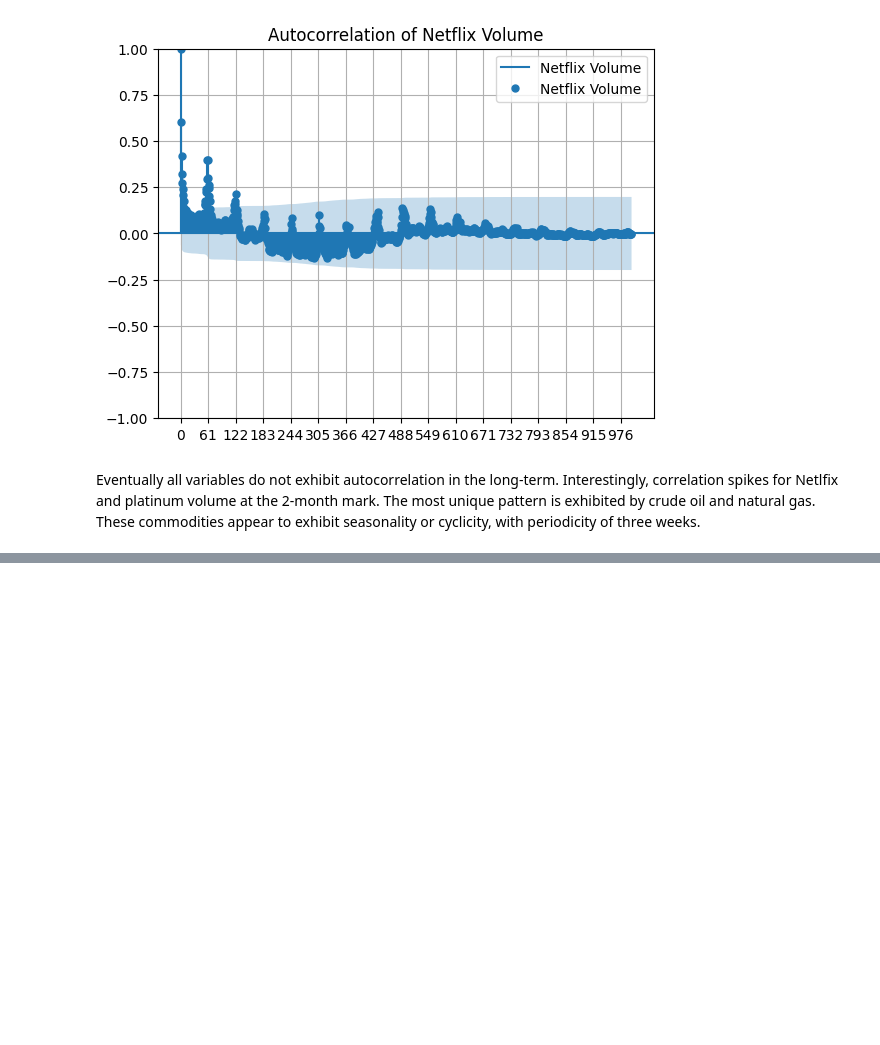
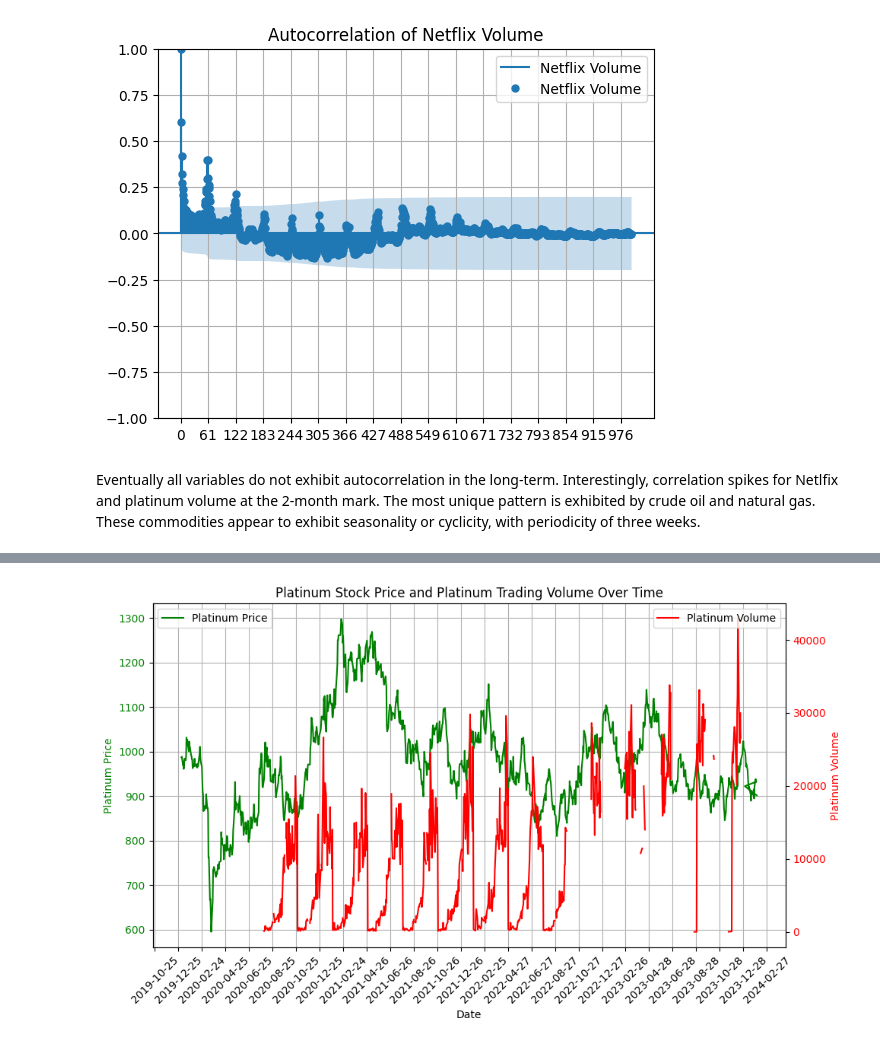
Before and after one commit to alexrpugh/US-Market-Research, a Jupyter notebook: US-Economy-Code.ipynb, the cells around one changed output, grey strips where cells are left out. Drawn from its saved outputs; the diff is of its cells as text; code cells hidden in the pictures; blank space fills up the shorter version.

```diff
--- a/US-Economy-Code.ipynb
+++ b/US-Economy-Code.ipynb
@@ -437,0 +403,29 @@ df
+# %%
+import matplotlib.dates as mdates
+
+plt.figure(figsize=(10, 6))
+
+ax1 = plt.gca()
+ax1.plot(df.index, df['Platinum_Price'], label='Platinum Price', color='green')
+ax1.set_title('Platinum Stock Price and Platinum Trading Volume Over Time')
+ax1.set_xlabel('Date')
+ax1.set_ylabel('Platinum Price', color='green')
+ax1.tick_params(axis='y', labelcolor='green')
+
+ax1.xaxis.set_major_locator(mdates.DayLocator(interval=61))
+ax1.xaxis.set_major_formatter(mdates.DateFormatter('%Y-%m-%d'))
+plt.xticks(rotation=45)
+
+ax2 = ax1.twinx()
+ax2.plot(df.index, df['Platinum_Vol.'], label='Platinum Volume', color='red')
+ax2.set_ylabel('Platinum Volume', color='red')
+ax2.tick_params(axis='y', labelcolor='red')
+
+ax1.legend(loc='upper left')
+ax2.legend(loc='upper right')
+ax1.grid(True)
+
+plt.tight_layout()
+plt.show()
+# %% [output]
+[figure, added]
```
Also changed, not shown: parts of 22 cells of this notebook.
